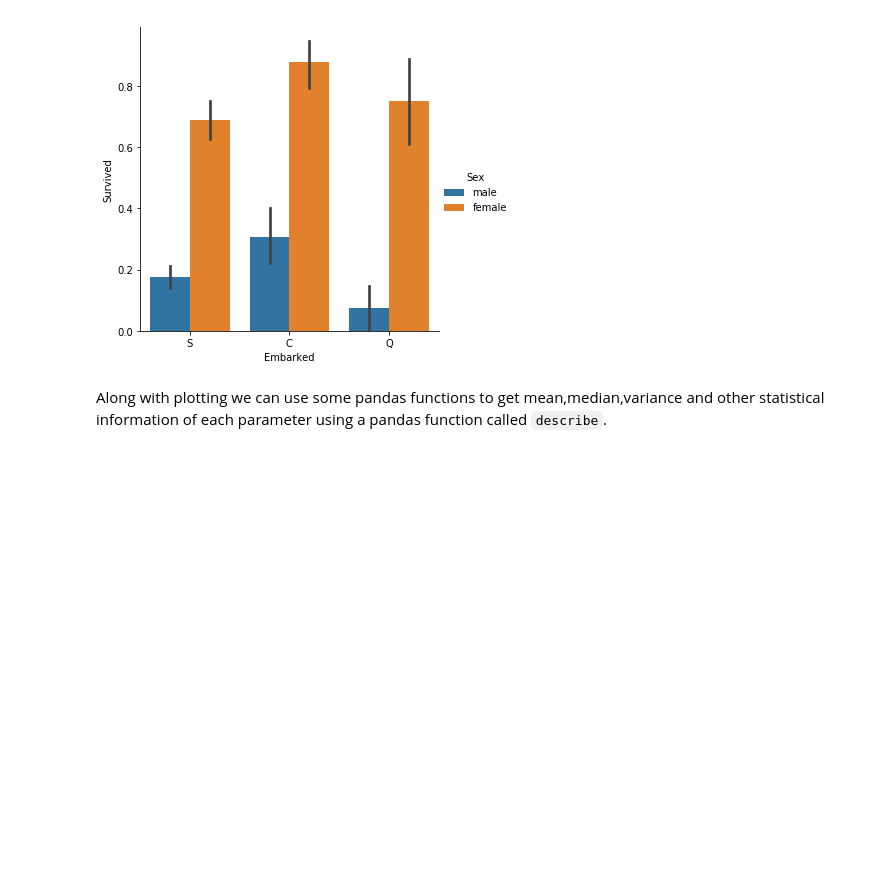
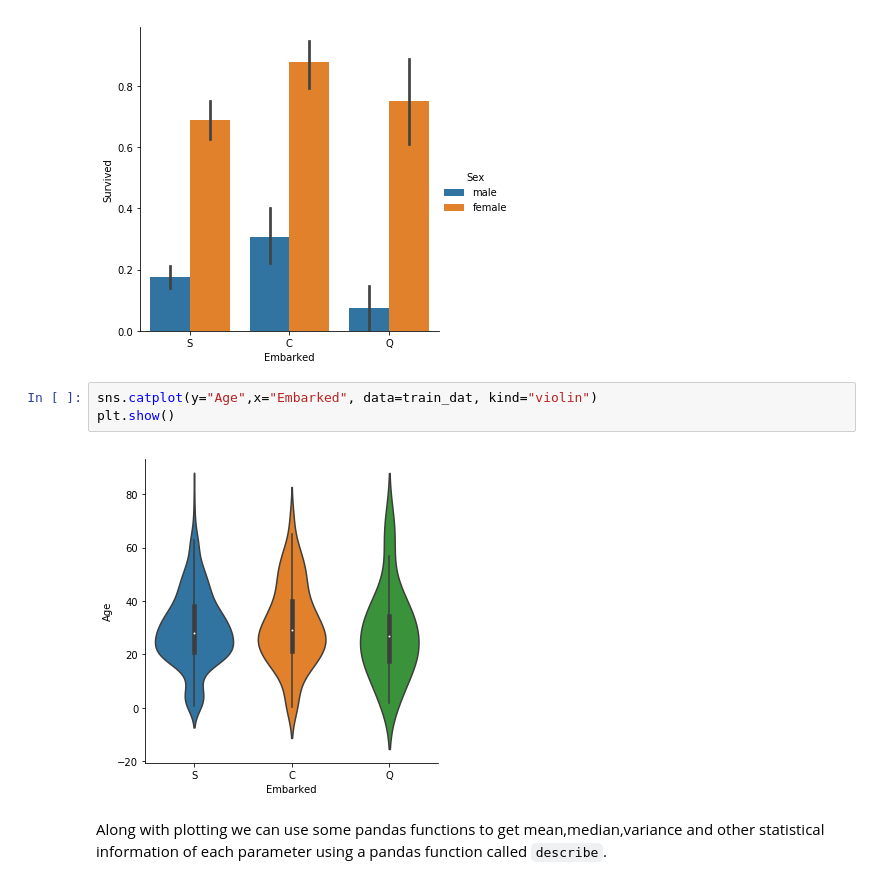
Before and after one commit to ShubhangG/ML-Workshop-for-THW, a Jupyter notebook: THW Machine learning tutorial.ipynb, the cells around one changed output. Cells and saved outputs as stored; diff of their text form; blank space fills up the shorter version.

```diff
--- a/THW Machine learning tutorial.ipynb
+++ b/THW Machine learning tutorial.ipynb
@@ -159,6 +159,11 @@ sns.catplot(y="Survived",x="Embarked", hue="Sex", data=train_dat, kind="bar")
 plt.show()
 # %% [output]
 [figure]
+# %%
+sns.catplot(y="Age",x="Embarked", data=train_dat, kind="violin")
+plt.show()
+# %% [output]
+[figure, added]
 # %% [markdown]
 Along with plotting we can use some pandas functions to get mean,median,variance and other statistical information of each parameter using a pandas function called `describe`.
 # %%
```
Also changed, not shown: parts of 29 cells of this notebook.
